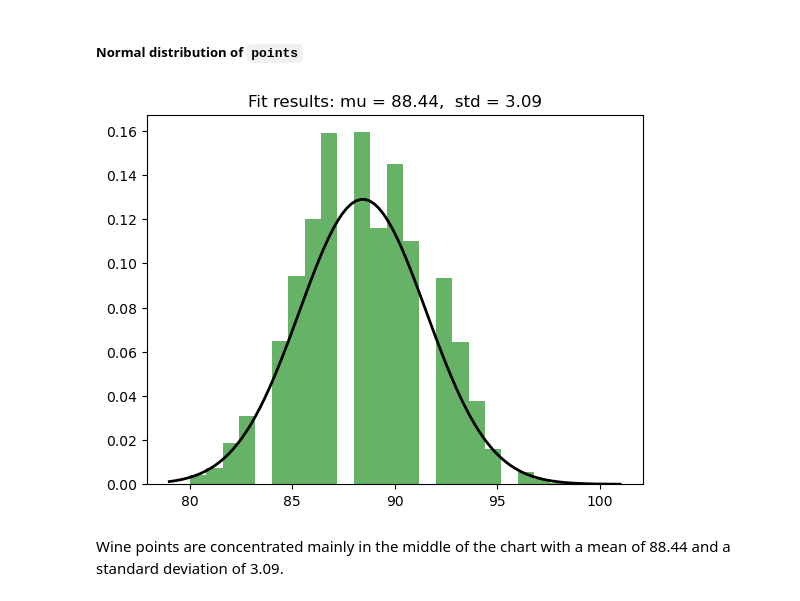
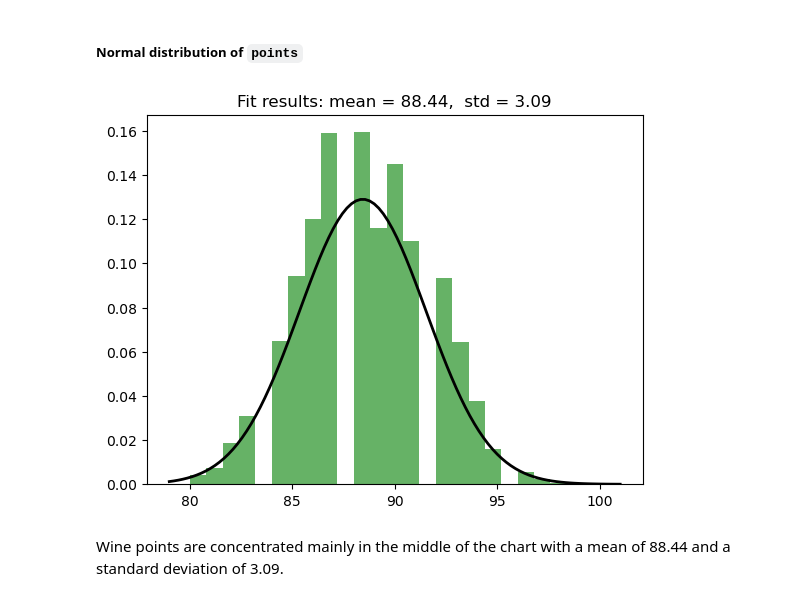
Before and after one commit to iamdkSang/20127214_20127612_Wine-Reviews, a Jupyter notebook: 20127214_20127612.ipynb, the cells around one changed output. Drawn from its saved outputs; the diff is of its cells as text; code cells hidden in the pictures.

```diff
--- a/20127214_20127612.ipynb
+++ b/20127214_20127612.ipynb
@@ -389,23 +403,23 @@ plt.show()
 # %%
 # Code
 data = q2_wine_df['points']
 # Fit a normal distribution to the data:
 mean, std = norm.fit(data)
 
 # Plot the histogram.
 plt.hist(data, bins=25, density=True, alpha=0.6, color='g')
 
 # Plot the PDF.
 xmin, xmax = plt.xlim()
 x = np.linspace(xmin, xmax, 100)
 p = norm.pdf(x, mean, std)
 plt.plot(x, p, 'k', linewidth=2)
-title = "Fit results: mu = %.2f,  std = %.2f" % (mean, std)
+title = "Fit results: mean = %.2f,  std = %.2f" % (mean, std)
 plt.title(title)
 
 plt.show()
 # %% [output]
-[figure, old version]
+[figure, new version]
 # %% [markdown]
 Wine points are concentrated mainly in the middle of the chart with a mean of 88.44 and a standard deviation of 3.09.
 # %% [markdown]
```
Also changed, not shown: parts of 38 cells of this notebook.
